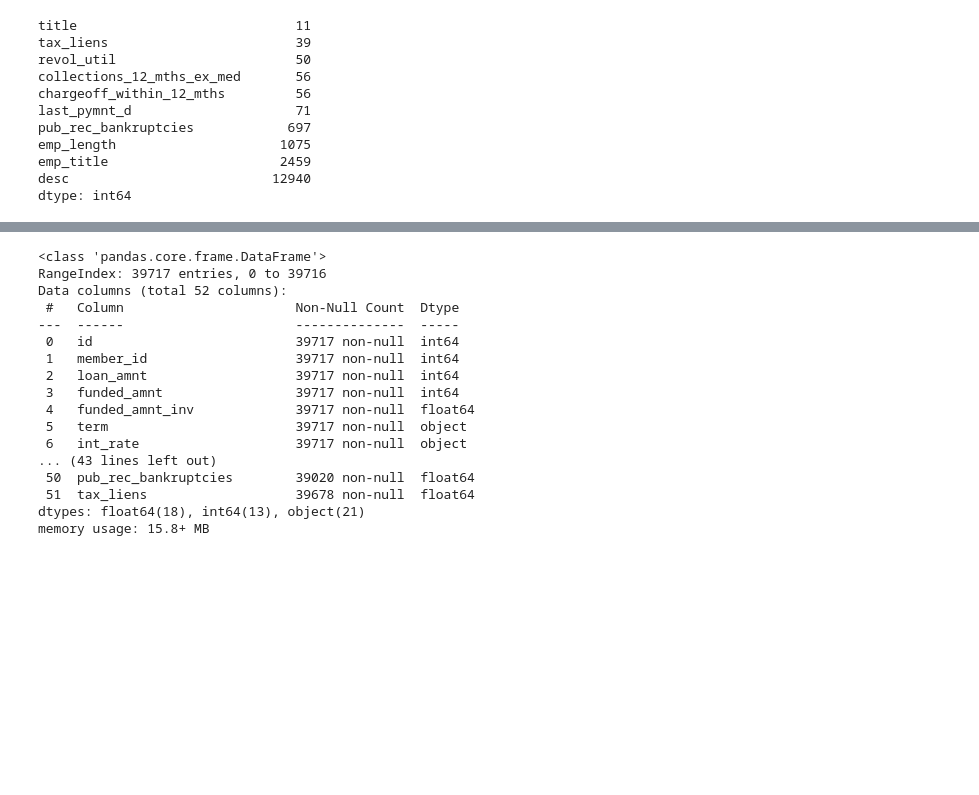
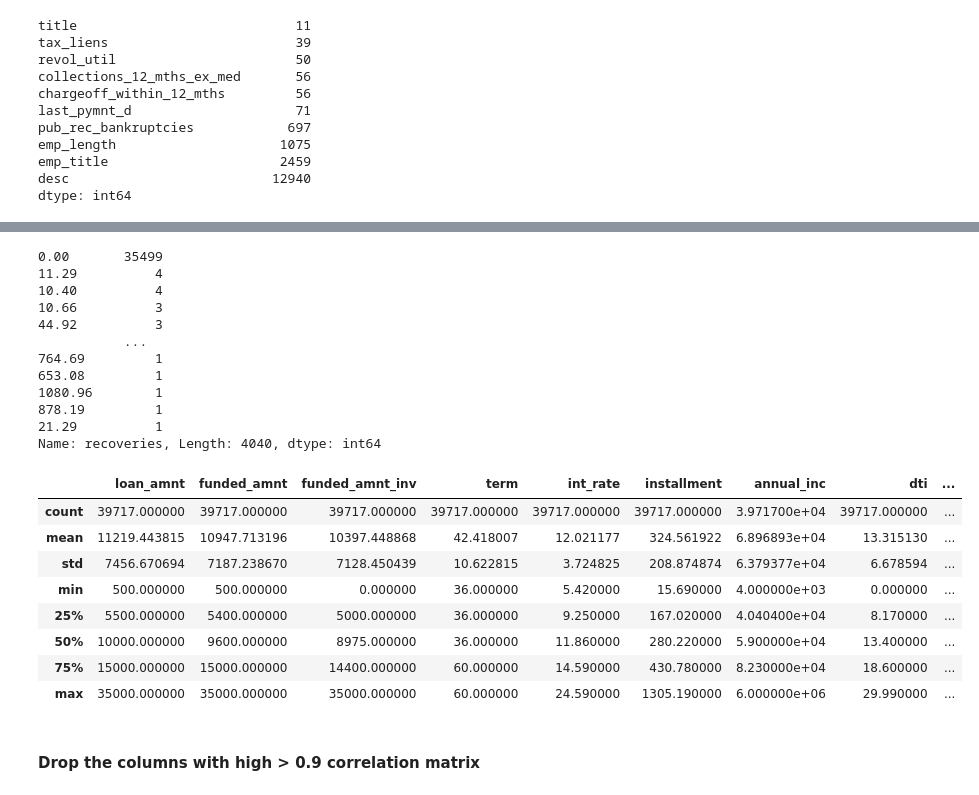
Before and after one commit to abhi-singh-123/Lending-club-case-study, a Jupyter notebook: Lending-Club-Case-Study.ipynb, the cells around one changed output, grey strips where cells are left out. Drawn from its saved outputs; the diff is of its cells as text; code cells hidden in the pictures; blank space fills up the shorter version.

```diff
--- a/Lending-Club-Case-Study.ipynb
+++ b/Lending-Club-Case-Study.ipynb
@@ -188 +161,7 @@ df_after_dropped_cols[df_after_dropped_cols.loan_status=="Charged Off"]
+# %%
+#drop these rows as the values are either same or nan. Member id and id can be dropped as these are just identifier and won't be helpful in making insights
+#['tax_liens', 'pub_rec_bankruptcies', 'delinq_amnt', 'chargeoff_within_12_mths', 'acc_now_delinq',  'application_type', 'policy_code', 'collections_12_mths_ex_med', 'initial_list_status', 'pymnt_plan', 'member_id', 'id']
+#grade and subgrade column also doesn't give much information
+df_after_dropped_cols = df_after_dropped_cols.drop(columns= ['tax_liens', 'pub_rec_bankruptcies', 'delinq_amnt', 'chargeoff_within_12_mths', 'acc_now_delinq',  'application_type', 'policy_code', 'collections_12_mths_ex_med', 'initial_list_status', 'pymnt_plan', 'member_id', 'id', 'grade', 'sub_grade', 'emp_title', 'last_pymnt_d', 'last_pymnt_amnt', 'last_credit_pull_d']
+)
 # %%
@@ -192,21 +197,30 @@ df_after_dropped_cols.int_rate=df_after_dropped_cols.int_rate.apply(lambda x: x[
+# %%
+
+df_after_dropped_cols.recoveries.value_counts()
+# %% [output]
+0.00       35499
+11.29          4
+10.40          4
+10.66          3
+44.92          3
+           ...
+764.69         1
+653.08         1
+1080.96        1
+878.19         1
+21.29          1
+Name: recoveries, Length: 4040, dtype: int64
 # %%
-#df_after_dropped_cols.select_dtypes(exclude=[object]).info()
-df_after_dropped_cols.info()
+df_after_dropped_cols.describe()
 # %% [output]
-<class 'pandas.core.frame.DataFrame'>
-RangeIndex: 39717 entries, 0 to 39716
-Data columns (total 52 columns):
- #   Column                      Non-Null Count  Dtype
----  ------                      --------------  -----
- 0   id                          39717 non-null  int64
- 1   member_id                   39717 non-null  int64
- 2   loan_amnt                   39717 non-null  int64
- 3   funded_amnt                 39717 non-null  int64
- 4   funded_amnt_inv             39717 non-null  float64
- 5   term                        39717 non-null  object
- 6   int_rate                    39717 non-null  object
-... (43 lines left out)
- 50  pub_rec_bankruptcies        39020 non-null  float64
- 51  tax_liens                   39678 non-null  float64
-dtypes: float64(18), int64(13), object(21)
-memory usage: 15.8+ MB
+|  | loan_amnt | funded_amnt | funded_amnt_inv | term | int_rate | installment | annual_inc | dti | ... |
+| count | 39717.000000 | 39717.000000 | 39717.000000 | 39717.000000 | 39717.000000 | 39717.000000 | 3.971700e+04 | 39717.000000 | ... |
+| mean | 11219.443815 | 10947.713196 | 10397.448868 | 42.418007 | 12.021177 | 324.561922 | 6.896893e+04 | 13.315130 | ... |
+| std | 7456.670694 | 7187.238670 | 7128.450439 | 10.622815 | 3.724825 | 208.874874 | 6.379377e+04 | 6.678594 | ... |
+| min | 500.000000 | 500.000000 | 0.000000 | 36.000000 | 5.420000 | 15.690000 | 4.000000e+03 | 0.000000 | ... |
+| 25% | 5500.000000 | 5400.000000 | 5000.000000 | 36.000000 | 9.250000 | 167.020000 | 4.040400e+04 | 8.170000 | ... |
+| 50% | 10000.000000 | 9600.000000 | 8975.000000 | 36.000000 | 11.860000 | 280.220000 | 5.900000e+04 | 13.400000 | ... |
+| 75% | 15000.000000 | 15000.000000 | 14400.000000 | 60.000000 | 14.590000 | 430.780000 | 8.230000e+04 | 18.600000 | ... |
+| max | 35000.000000 | 35000.000000 | 35000.000000 | 60.000000 | 24.590000 | 1305.190000 | 6.000000e+06 | 29.990000 | ... |
+# %% [markdown]
+#### Drop the columns with high > 0.9 correlation matrix
```
Also changed, not shown: parts of 38 cells of this notebook.
